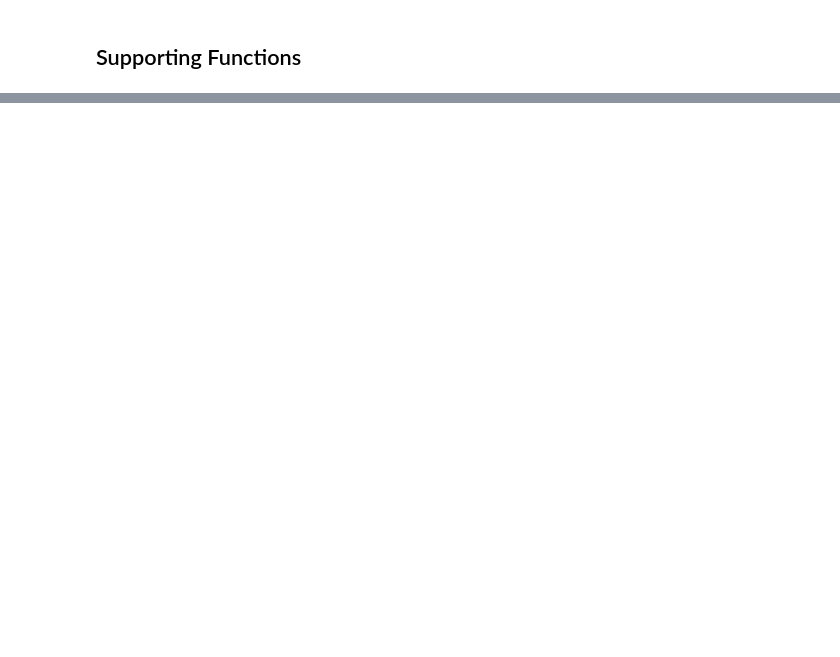
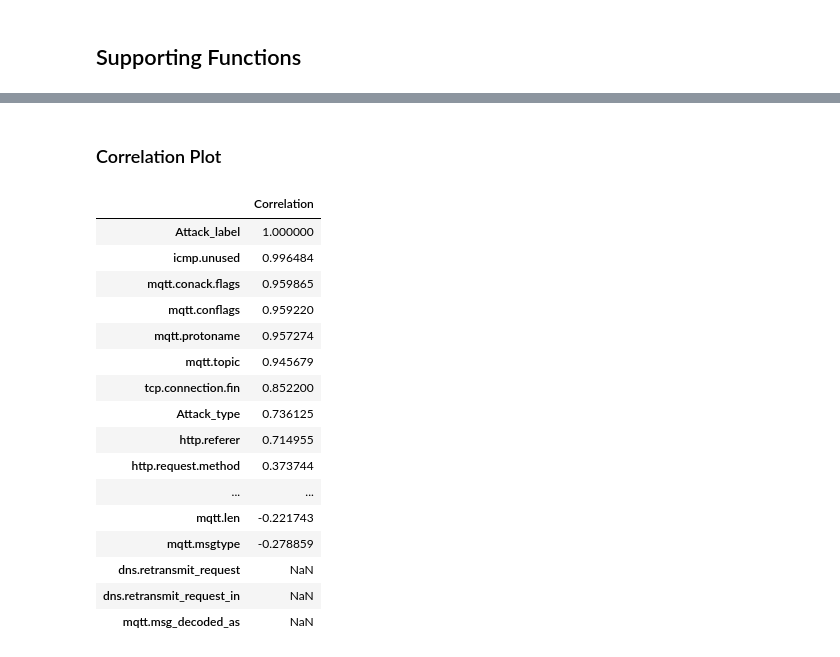
Before and after one commit to NirmalSankalana/intrusion-detection-dashboard, a Jupyter notebook: analysis/analysis.ipynb, the cells around one changed output, grey strips where cells are left out. Saved outputs shown, nothing was run; the diff lists cells and outputs as text; code cells hidden in the pictures; blank space fills up the shorter version.

```diff
--- a/analysis/analysis.ipynb
+++ b/analysis/analysis.ipynb
@@ -23,3 +22,6 @@ def d_types_report(df):
         null_values_percentage.append(null_values[-1] * 100 / rows)
 
     return pd.DataFrame({"Columns": columns, "Data_Types": d_types, "Unique_values": uniques, "N_Uniques": n_uniques,  "Null_Values": null_values, "Null_Values_percentage": null_values_percentage})
+# %%
+df_original = pd.read_csv('../data/original_data.csv')
+d_types_report(df_original)
@@ -25,0 +46,32 @@ def d_types_report(df):
+# %% [markdown]
+### Correlation Plot
+# %%
+y = df_original['Attack_label']
+correlations = df_original.apply(lambda x: np.corrcoef(x, y)[0, 1])
+
+# Creating a DataFrame to store the feature and correlation values
+correlation_df = pd.DataFrame({'Correlation': correlations})
+
+# Sorting the DataFrame by correlation values in descending order
+correlation_df = correlation_df.sort_values(by='Correlation', ascending=False)
+
+# Displaying the sorted DataFrame
+correlation_df
+# %% [output]
+|  | Correlation |
+| Attack_label | 1.000000 |
+| icmp.unused | 0.996484 |
+| mqtt.conack.flags | 0.959865 |
+| mqtt.conflags | 0.959220 |
+| mqtt.protoname | 0.957274 |
+| mqtt.topic | 0.945679 |
+| tcp.connection.fin | 0.852200 |
+| Attack_type | 0.736125 |
+| http.referer | 0.714955 |
+| http.request.method | 0.373744 |
+| ... | ... |
+| mqtt.len | -0.221743 |
+| mqtt.msgtype | -0.278859 |
+| dns.retransmit_request | NaN |
+| dns.retransmit_request_in | NaN |
+| mqtt.msg_decoded_as | NaN |
```
Also changed, not shown: parts of 10 cells of this notebook, 6 other files.
